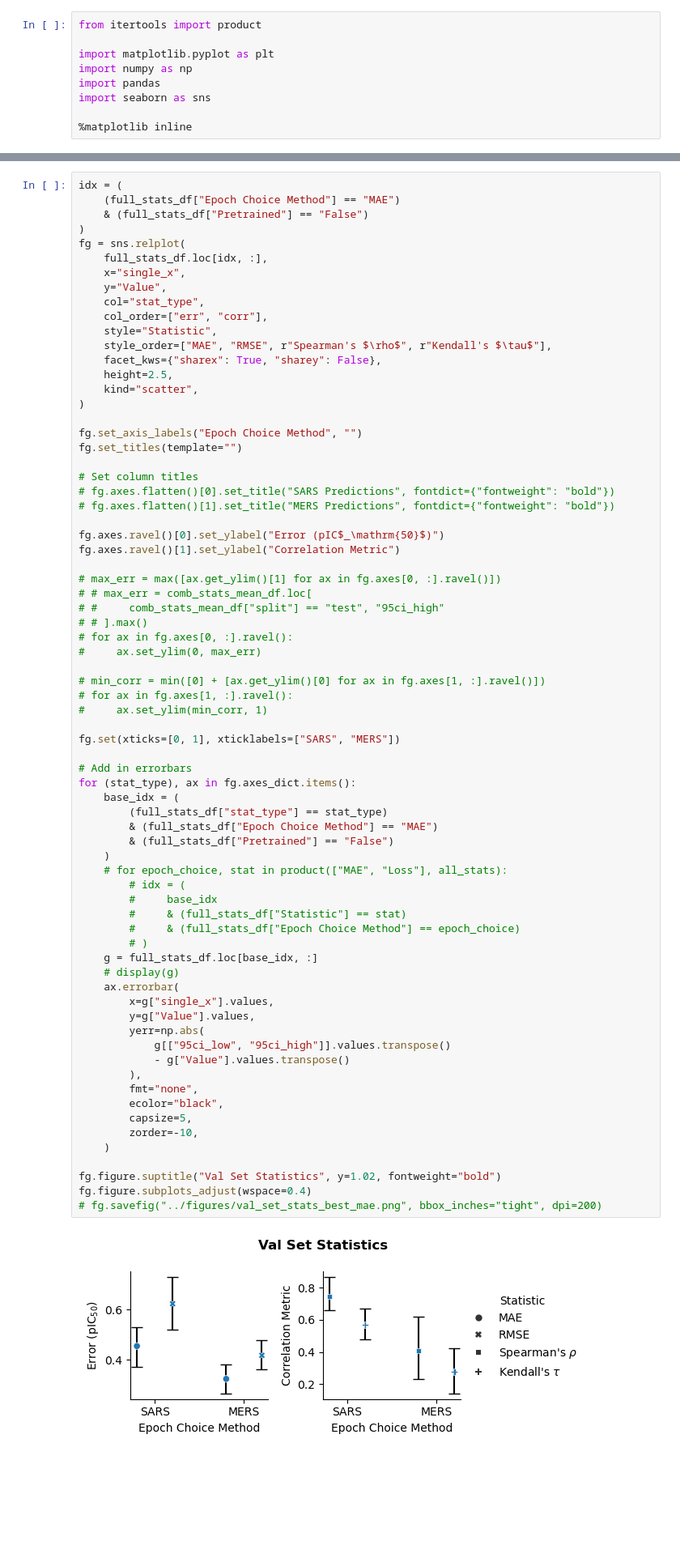
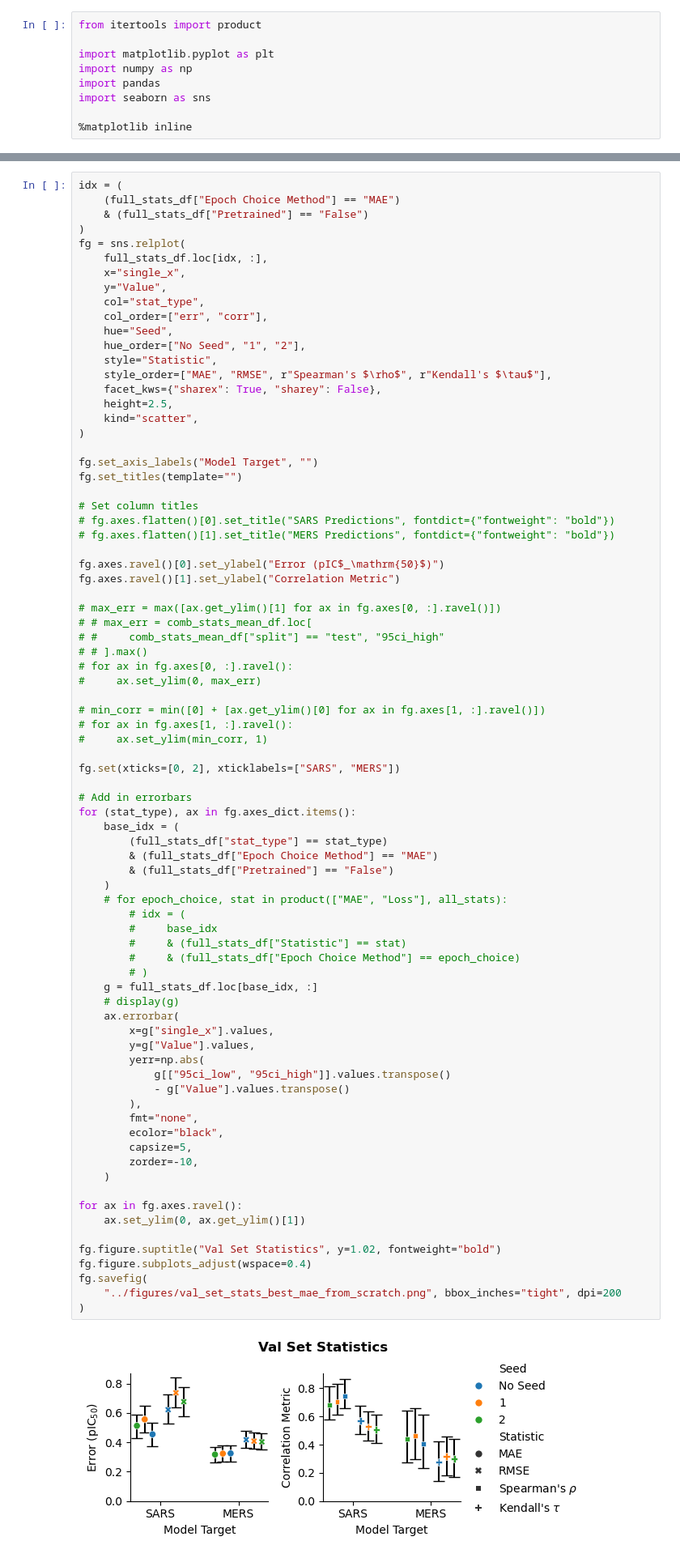
Before and after one commit to kaminow/asap-polaris-challenge-potency-2025, a Jupyter notebook: notebooks/stats_comp_plots.ipynb, the cells around one changed output, grey strips where cells are left out. Shown: that part at 81% size. Cells and saved outputs as stored; diff of their text form; blank space fills up the shorter version.

Commit message:
Update notebooks/figures.

```diff
--- a/notebooks/stats_comp_plots.ipynb
+++ b/notebooks/stats_comp_plots.ipynb
@@ -250,6 +259,8 @@ fg = sns.relplot(
     y="Value",
     col="stat_type",
     col_order=["err", "corr"],
+    hue="Seed",
+    hue_order=["No Seed", "1", "2"],
     style="Statistic",
     style_order=["MAE", "RMSE", r"Spearman's $\rho$", r"Kendall's $\tau$"],
     facet_kws={"sharex": True, "sharey": False},
@@ -257,7 +268,7 @@ fg = sns.relplot(
     kind="scatter",
 )
 
-fg.set_axis_labels("Epoch Choice Method", "")
+fg.set_axis_labels("Model Target", "")
 fg.set_titles(template="")
 
 # Set column titles
@@ -278,41 +289,46 @@ fg.axes.ravel()[1].set_ylabel("Correlation Metric")
 # for ax in fg.axes[1, :].ravel():
 #     ax.set_ylim(min_corr, 1)
 
-fg.set(xticks=[0, 1], xticklabels=["SARS", "MERS"])
+fg.set(xticks=[0, 2], xticklabels=["SARS", "MERS"])
 
 # Add in errorbars
 for (stat_type), ax in fg.axes_dict.items():
     base_idx = (
         (full_stats_df["stat_type"] == stat_type)
         & (full_stats_df["Epoch Choice Method"] == "MAE")
         & (full_stats_df["Pretrained"] == "False")
     )
     # for epoch_choice, stat in product(["MAE", "Loss"], all_stats):
         # idx = (
         #     base_idx
         #     & (full_stats_df["Statistic"] == stat)
         #     & (full_stats_df["Epoch Choice Method"] == epoch_choice)
         # )
     g = full_stats_df.loc[base_idx, :]
     # display(g)
     ax.errorbar(
         x=g["single_x"].values,
         y=g["Value"].values,
         yerr=np.abs(
             g[["95ci_low", "95ci_high"]].values.transpose()
             - g["Value"].values.transpose()
         ),
         fmt="none",
         ecolor="black",
         capsize=5,
         zorder=-10,
     )
 
+for ax in fg.axes.ravel():
+    ax.set_ylim(0, ax.get_ylim()[1])
+
 fg.figure.suptitle("Val Set Statistics", y=1.02, fontweight="bold")
 fg.figure.subplots_adjust(wspace=0.4)
-# fg.savefig("../figures/val_set_stats_best_mae.png", bbox_inches="tight", dpi=200)
+fg.savefig(
+    "../figures/val_set_stats_best_mae_from_scratch.png", bbox_inches="tight", dpi=200
+)
 # %% [output]
-[figure, old version]
+[figure, new version]
 # %%
 fg = sns.catplot(
     full_stats_df,
```
Also changed, not shown: parts of 1 cell of this notebook, 3 other files.
